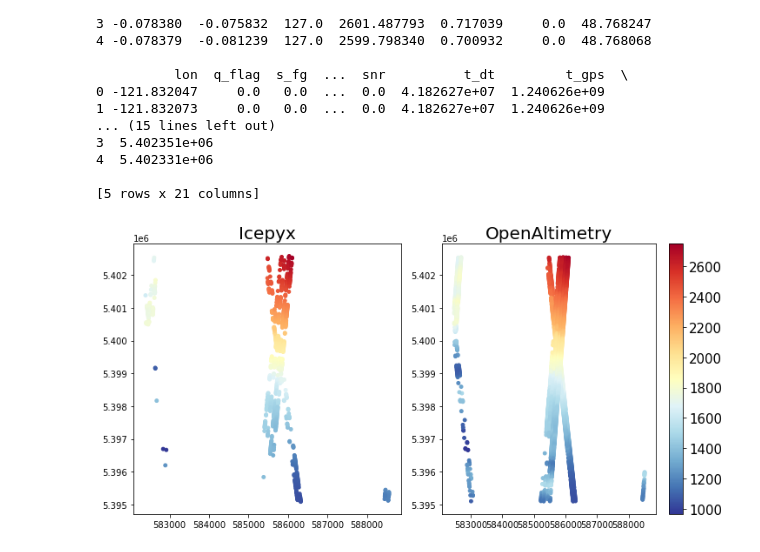
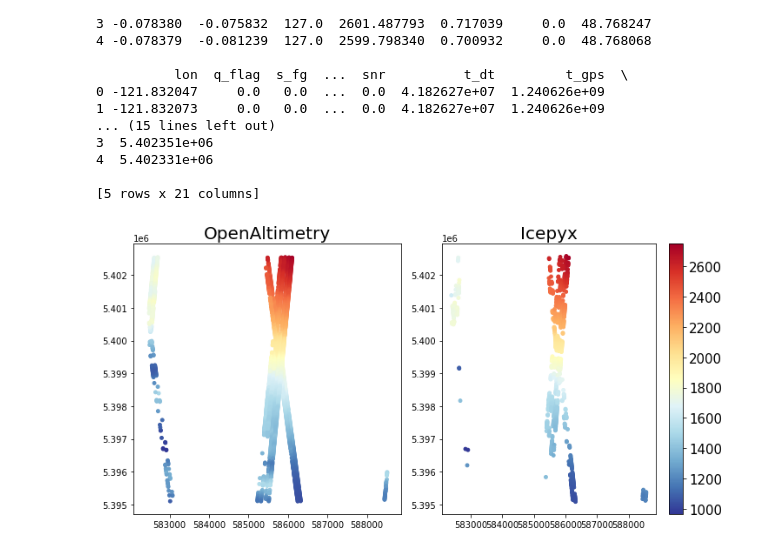
Before and after one commit to ICESAT-2HackWeek/Assimilation, a Jupyter notebook: contributors/icetianli/READ_ATL06_DEM.ipynb, the cells around one changed output. Saved outputs shown, nothing was run; the diff lists cells and outputs as text; code cells hidden in the pictures.

```diff
--- a/contributors/icetianli/READ_ATL06_DEM.ipynb
+++ b/contributors/icetianli/READ_ATL06_DEM.ipynb
@@ -105,6 +102,7 @@ date_range = ['2018-10-14','2020-04-04']
 DEM.calculate_bounding_box(epsg=4326)
 DEM_bbox = DEM.bbox
 DEM_epsg = DEM.epsg
-print (DEM_bbox)
-DEM_bboxq = [-121.87893182746436, 48.70258466806347, -121.79542720391288, 48.7704252035505]
+
+DEM_bboxq = [DEM_bbox[0].item(), DEM_bbox[1].item(), DEM_bbox[2].item(), DEM_bbox[3].item()]
+
 region = ipd.Icesat2Data(short_name, DEM_bboxq, date_range)
@@ -381,18 +376,18 @@ Number of points: 894
 # %%
 # plot elevation
 fig=plt.figure(figsize=(10, 5))
 ax1=fig.add_subplot(121)
 ax2=fig.add_subplot(122, sharex=ax1, sharey=ax1)
 
 cm = plt.cm.get_cmap('RdYlBu_r')
-cs=ax1.scatter(df_nsidc['x'], df_nsidc['y'], c=df_nsidc['h_li'], vmin=df_nsidc['h_li'].min(), vmax=df_nsidc['h_li'].max(), cmap=cm, s=15, label='Icepyx')
-ax2.scatter(gdf_OA_final['x'], gdf_OA_final['y'], c = gdf_OA_final['h'], vmin=gdf_OA_final['h'].min(), vmax=gdf_OA_final['h'].max(), cmap=cm, s=15, label='OpenAltimetry')
+ax2.scatter(df_nsidc['x'], df_nsidc['y'], c=df_nsidc['h_li'], vmin=df_nsidc['h_li'].min(), vmax=df_nsidc['h_li'].max(), cmap=cm, s=15, label='Icepyx')
+cs = ax1.scatter(gdf_OA_final['x'], gdf_OA_final['y'], c = gdf_OA_final['h'], vmin=gdf_OA_final['h'].min(), vmax=gdf_OA_final['h'].max(), cmap=cm, s=15, label='OpenAltimetry')
 
 plt.tight_layout()
-ax1.set_title('Icepyx', fontsize=20)
-ax2.set_title('OpenAltimetry', fontsize=20)
+ax2.set_title('Icepyx', fontsize=20)
+ax1.set_title('OpenAltimetry', fontsize=20)
 colorbar = fig.colorbar(cs, ax=ax2)
 colorbar.ax.tick_params(labelsize=15)
 plt.show()
 # %% [output]
-[figure, old version]
+[figure, new version]
```
Also changed, not shown: parts of 6 cells of this notebook.
